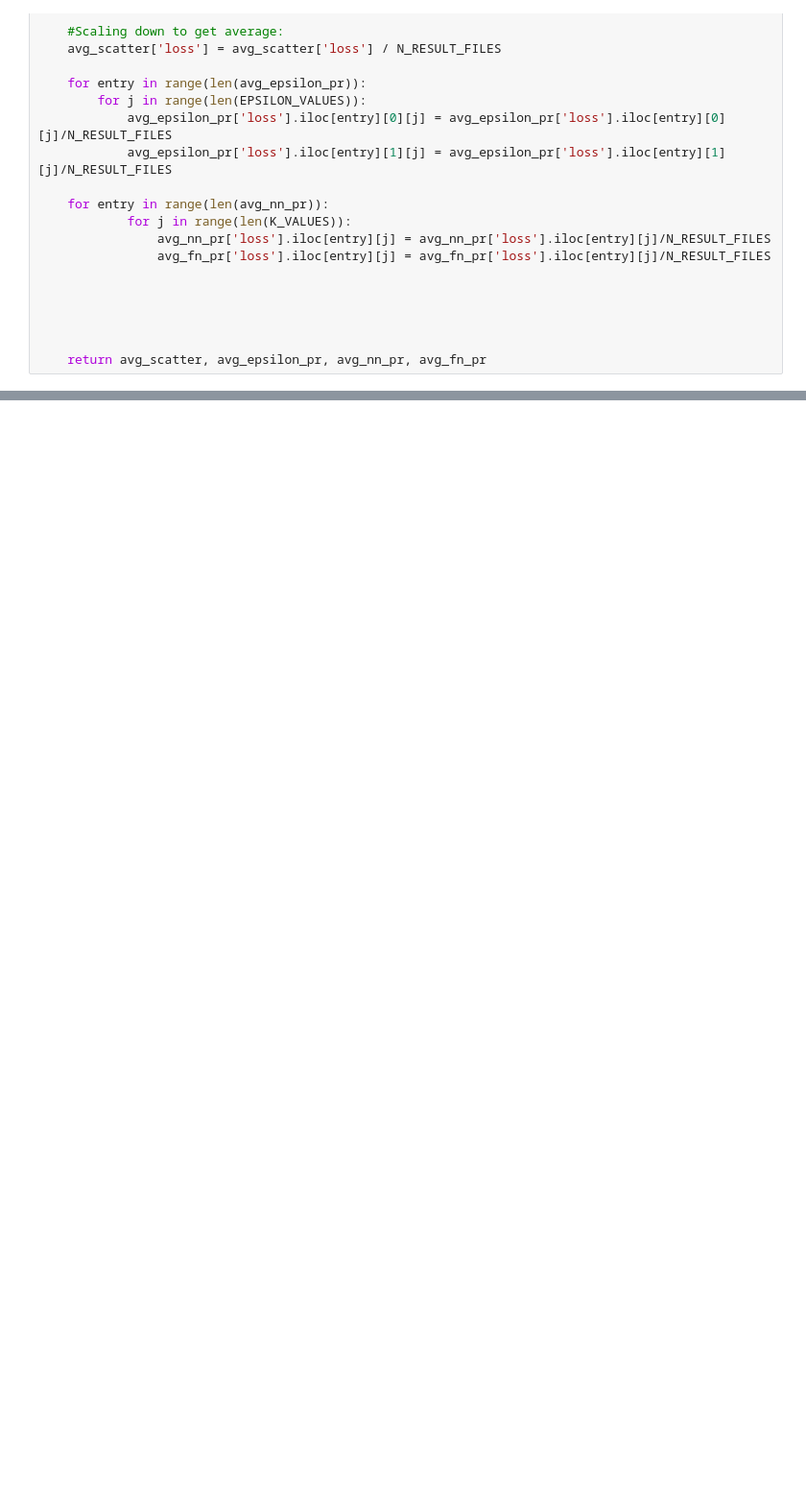
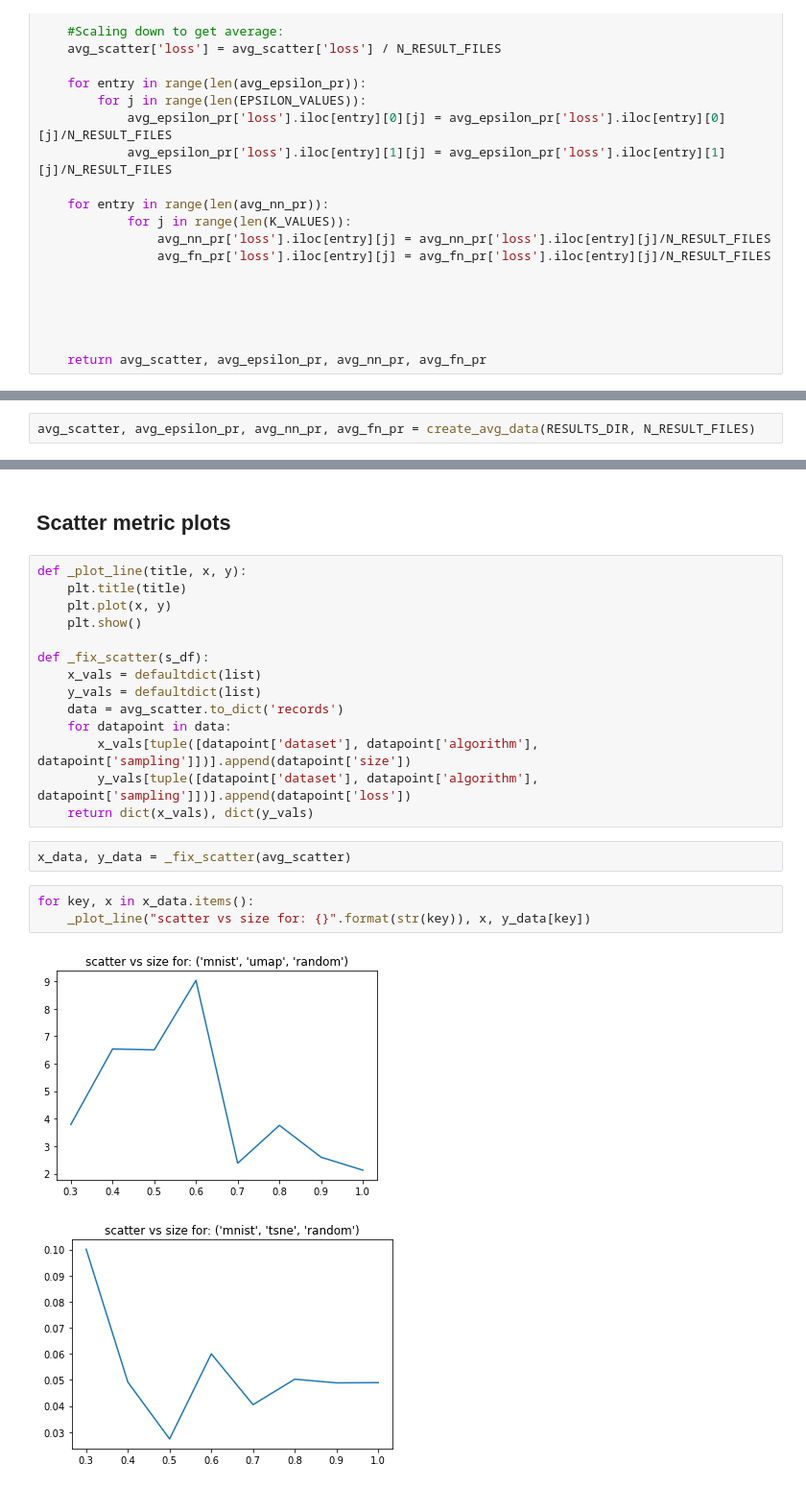
Before and after one commit to raghavmecheri/DimConvergence, a Jupyter notebook: ExperimentOne - Analysis.ipynb, the cells around one changed output, grey strips where cells are left out. Shown at 96% size. Cells and saved outputs as stored; diff of their text form; blank space fills up the shorter version.

Commit message:
Working plot notebooks

```diff
--- a/ExperimentOne - Analysis.ipynb
+++ b/ExperimentOne - Analysis.ipynb
@@ -145,0 +111,2 @@ s
+# %%
+avg_scatter, avg_epsilon_pr, avg_nn_pr, avg_fn_pr = create_avg_data(RESULTS_DIR, N_RESULT_FILES)
@@ -145,0 +128,24 @@ s
+# %% [markdown]
+## Scatter metric plots
+# %%
+def _plot_line(title, x, y):
+    plt.title(title)
+    plt.plot(x, y)
+    plt.show()
+
+def _fix_scatter(s_df):
+    x_vals = defaultdict(list)
+    y_vals = defaultdict(list)
+    data = avg_scatter.to_dict('records')
+    for datapoint in data:
+        x_vals[tuple([datapoint['dataset'], datapoint['algorithm'], datapoint['sampling']])].append(datapoint['size'])
+        y_vals[tuple([datapoint['dataset'], datapoint['algorithm'], datapoint['sampling']])].append(datapoint['loss'])
+    return dict(x_vals), dict(y_vals)
+# %%
+x_data, y_data = _fix_scatter(avg_scatter)
+# %%
+for key, x in x_data.items():
+    _plot_line("scatter vs size for: {}".format(str(key)), x, y_data[key])
+# %% [output]
+[figure, added]
+[figure, added]
```
Also changed, not shown: parts of 19 cells of this notebook, 1 other file.
